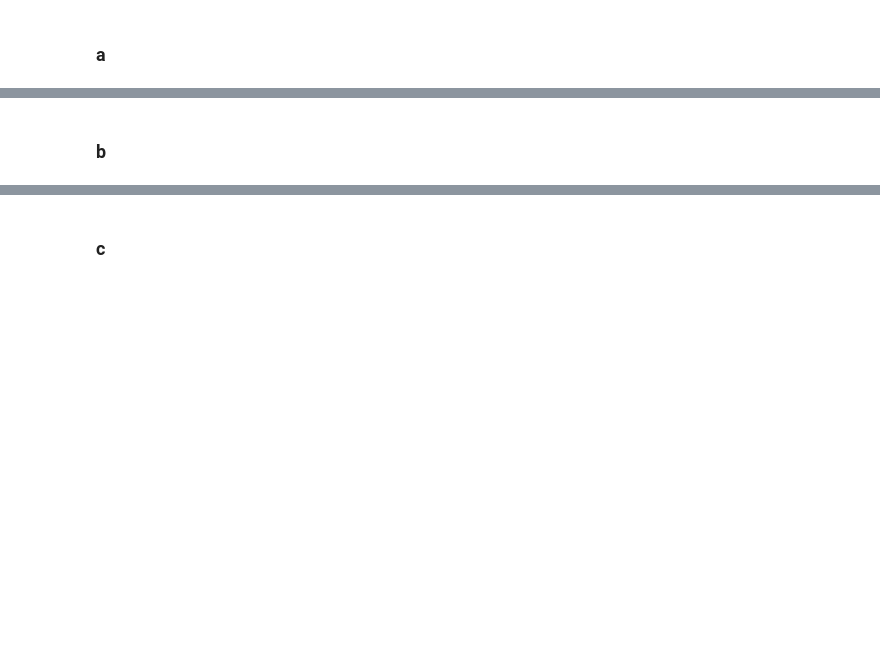
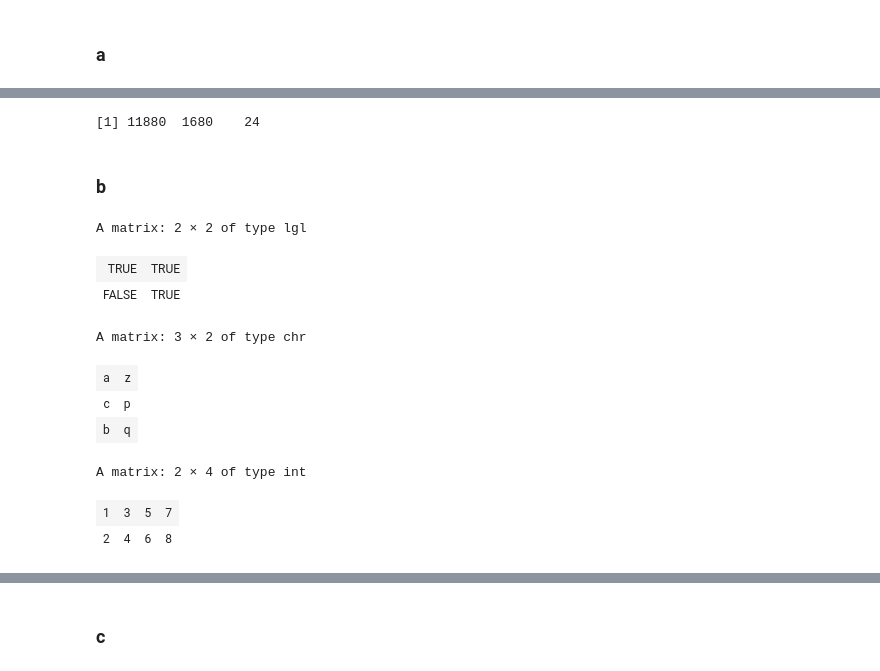
Before and after one commit to j-buss/The_Book_of_R, a Jupyter notebook: Chapter_10/Chapter 10.ipynb, the cells around one changed output, grey strips where cells are left out. Drawn from its saved outputs; the diff is of its cells as text; code cells hidden in the pictures; blank space fills up the shorter version.

```diff
--- a/Chapter_10/Chapter 10.ipynb
+++ b/Chapter_10/Chapter 10.ipynb
@@ -303,2 +338,22 @@ print(RunningProduct)
+# %%
+apply(foo_2, 1, FUN = prod)
+# %% [output]
+[1] 11880  1680    24
 # %% [markdown]
 ### b
+# %%
+matlist <- list(matrix(c(T,F,T,T),2,2),
+               matrix(c("a","c","b","z","p","q"),3,2),
+               matrix(1:8,2,4))
+matlist
+# %% [output]
+A matrix: 2 × 2 of type lgl
+| TRUE | TRUE |
+| FALSE | TRUE |
+A matrix: 3 × 2 of type chr
+| a | z |
+| c | p |
+| b | q |
+A matrix: 2 × 4 of type int
+| 1 | 3 | 5 | 7 |
+| 2 | 4 | 6 | 8 |
```
Also changed, not shown: parts of 15 cells of this notebook.
